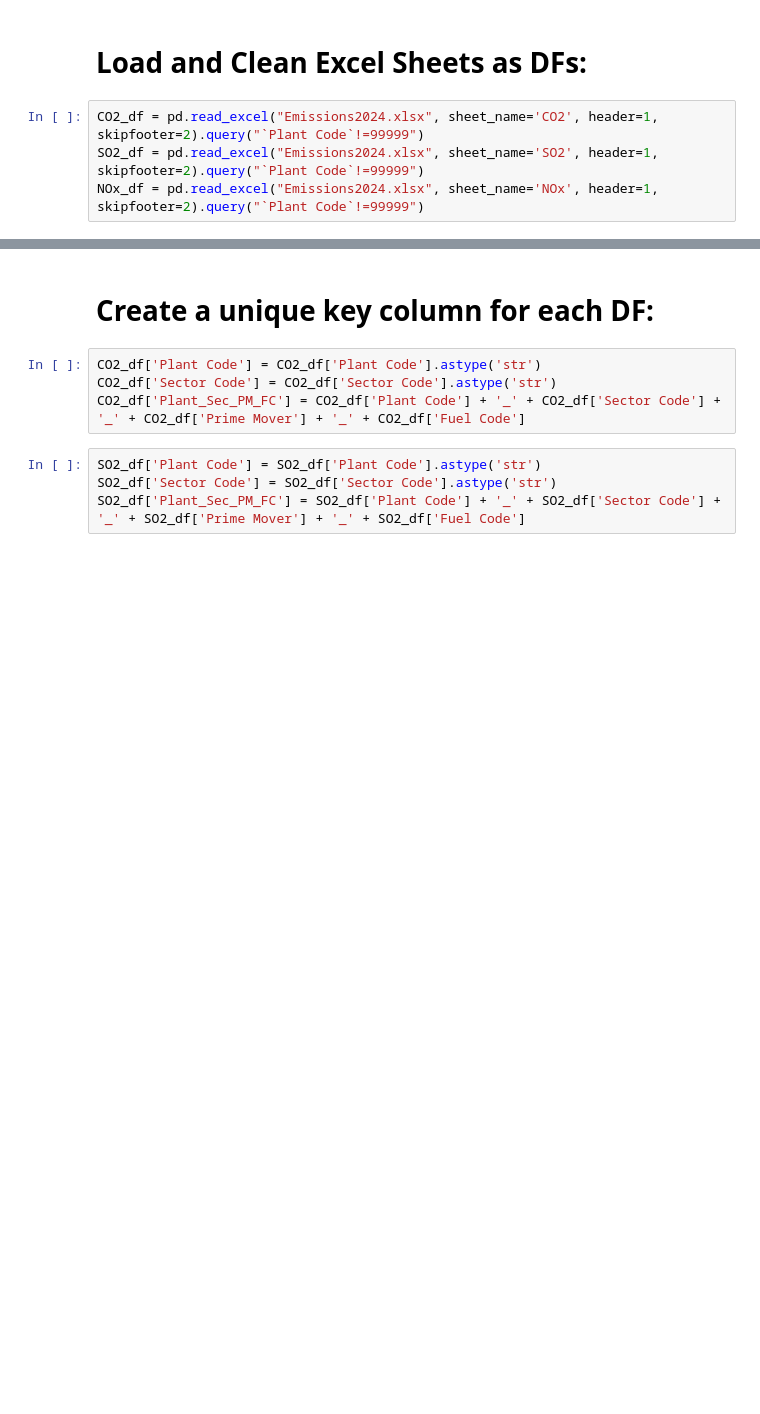
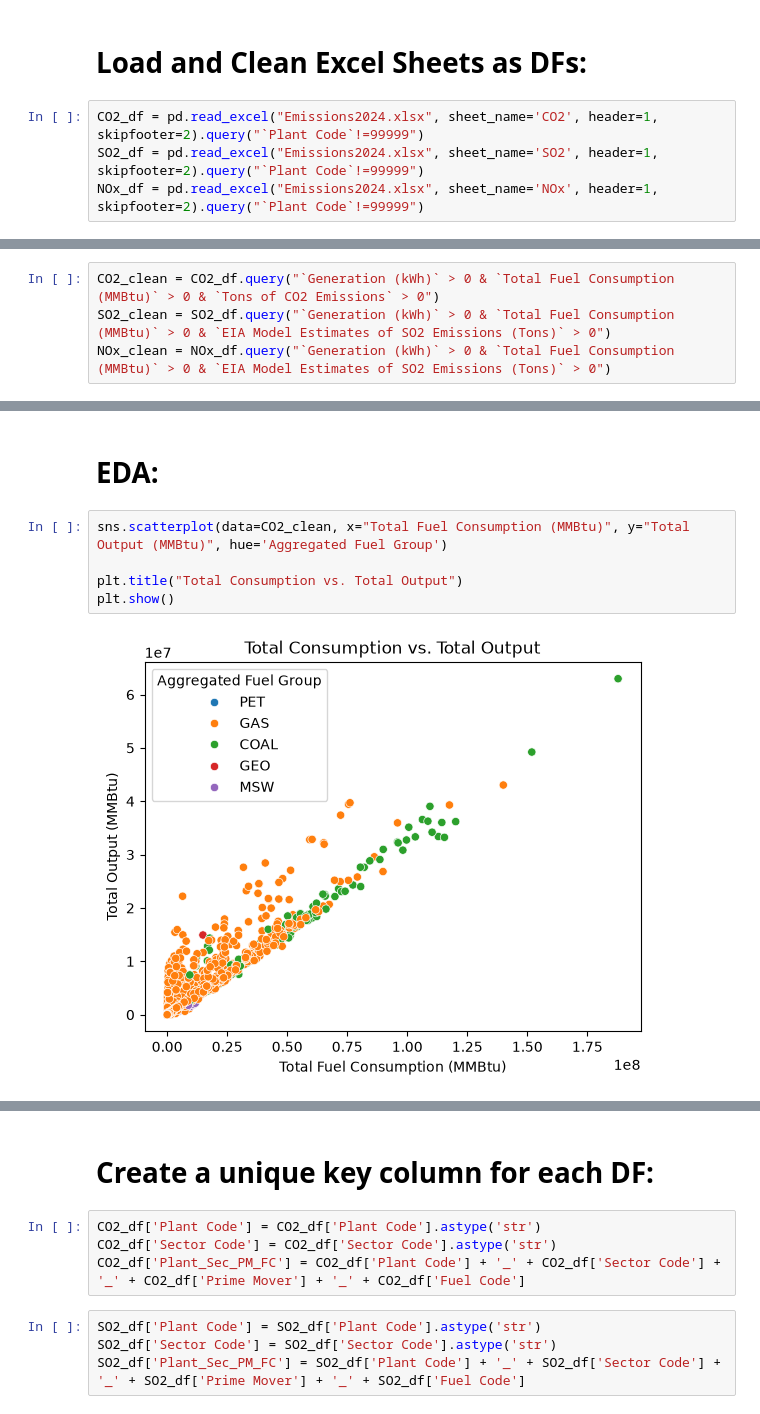
Before and after one commit to MaxwellCooper1/Machine-Learning-Final-Project, a Jupyter notebook: merged_plant_pollution.ipynb, the cells around one changed output, grey strips where cells are left out. Saved outputs shown, nothing was run; the diff lists cells and outputs as text; blank space fills up the shorter version.

Commit message:
Added more cleaning and EDA

```diff
--- a/merged_plant_pollution.ipynb
+++ b/merged_plant_pollution.ipynb
@@ -9,0 +21,4 @@ NOx_df = pd.read_excel("Emissions2024.xlsx", sheet_name='NOx', header=1, skipfoo
+# %%
+CO2_clean = CO2_df.query("`Generation (kWh)` > 0 & `Total Fuel Consumption (MMBtu)` > 0 & `Tons of CO2 Emissions` > 0")
+SO2_clean = SO2_df.query("`Generation (kWh)` > 0 & `Total Fuel Consumption (MMBtu)` > 0 & `EIA Model Estimates of SO2 Emissions (Tons)` > 0")
+NOx_clean = NOx_df.query("`Generation (kWh)` > 0 & `Total Fuel Consumption (MMBtu)` > 0 & `EIA Model Estimates of SO2 Emissions (Tons)` > 0")
@@ -9,0 +69,9 @@ NOx_df = pd.read_excel("Emissions2024.xlsx", sheet_name='NOx', header=1, skipfoo
+# %% [markdown]
+# EDA:
+# %%
+sns.scatterplot(data=CO2_clean, x="Total Fuel Consumption (MMBtu)", y="Total Output (MMBtu)", hue='Aggregated Fuel Group')
+
+plt.title("Total Consumption vs. Total Output")
+plt.show()
+# %% [output]
+[figure, added]
```
Also changed, not shown: parts of 17 cells of this notebook.
